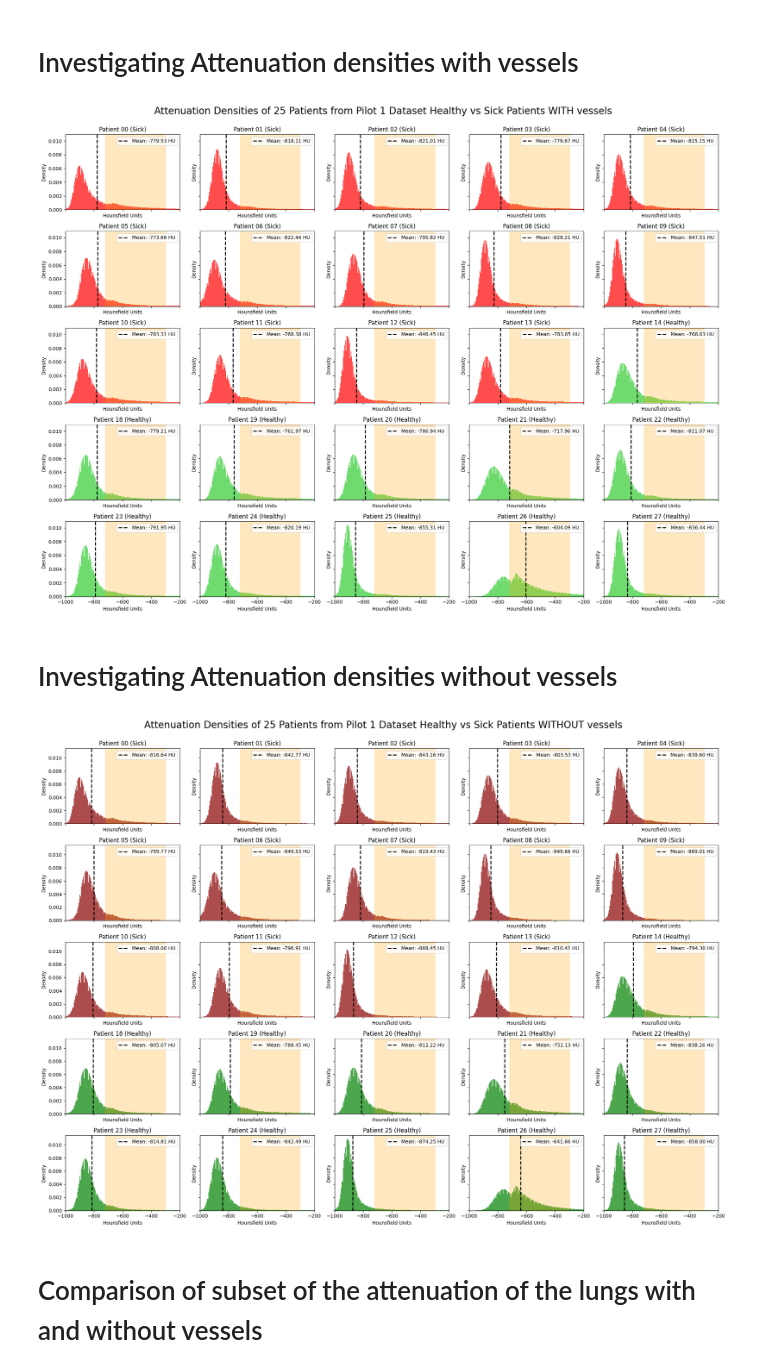
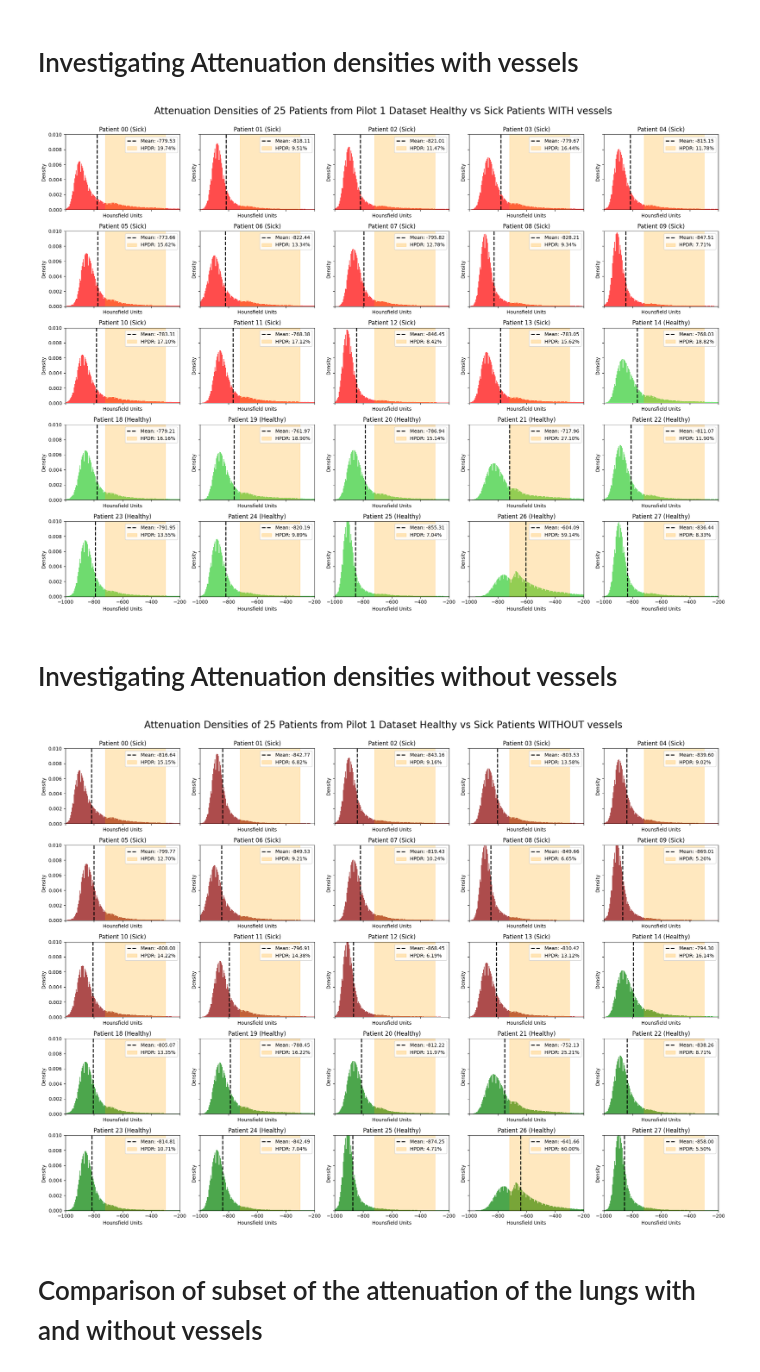
Before and after one commit to JaSeKii/BachelorProject, a Jupyter notebook: Data_preprocess/visualization.ipynb, the cells around one changed output. Drawn from its saved outputs; the diff is of its cells as text; code cells hidden in the pictures.

Commit message:
Ændringer til plot HPDR

```diff
--- a/Data_preprocess/visualization.ipynb
+++ b/Data_preprocess/visualization.ipynb
@@ -5,6 +5,9 @@ import pandas as pd
 import seaborn as sns
 import matplotlib.pyplot as plt
 #from main_preprocess import output_path_lung_wov_attenuation as input_attenuation
+# %%
+def get_hpdr(arr, hpdr_low=-720, hpdr_high=-300):
+    return sum((arr >= hpdr_low) & (arr <= hpdr_high)) / len(arr)
 # %% [markdown]
 ### Load data of attenuation arrays with vessels
 # %%
@@ -18,7 +21,8 @@ for file in attenuation_list:
         'Attenuation': arr,
         'patient': patient_id,
         'label': 'sick' if int(patient_id) < 14 else 'healthy',
-        'average_attenuation': np.mean(arr)
+        'average_attenuation': np.mean(arr),
+        'hpdr': get_hpdr(arr),
     }
     rows.append(new_row)
 
@@ -56,7 +60,8 @@ for file in attenuation_list:
         'Attenuation': arr,
         'patient': patient_id,
         'label': 'sick' if int(patient_id) < 14 else 'healthy',
-        'average_attenuation': np.mean(arr)
+        'average_attenuation': np.mean(arr),
+        'hpdr': get_hpdr(arr),
     }
     rows.append(new_row)
 
@@ -129,17 +134,20 @@ for _, row in df_with_vessels.iterrows():
     attenuation_data = row['Attenuation']
     patient_id = row['patient']
     label = row['label']
+    hpdr = row['hpdr']
     color = 'limegreen' if label == 'healthy' else 'red'
 
     axes[subplot_idx].hist(attenuation_data, bins=bins, alpha=0.7, density=True, color=color)
     axes[subplot_idx].set_title(f"Patient {patient_id} ({label.capitalize()})")
     axes[subplot_idx].set_xlabel("Hounsfield Units")
     axes[subplot_idx].set_ylabel("Density")
+    axes[subplot_idx].set_ylim(0, 0.01)
     axes[subplot_idx].set_xlim(-1000, -200)
-    axes[subplot_idx].axvspan(-720, -300, color='orange', alpha=0.25)
+    HPDR = axes[subplot_idx].axvspan(-720, -300, color='orange', alpha=0.25)
     mean_value = np.mean(attenuation_data)
     mean_line = axes[subplot_idx].axvline(mean_value, color='black', linestyle='--', linewidth=2)
-    axes[subplot_idx].legend([mean_line],[f"Mean: {mean_value:.2f} HU"], loc="upper right")
+    axes[subplot_idx].legend([mean_line,HPDR],[f'Mean: {mean_value:.2f}', f"HPDR: {hpdr * 100:.2f}%"], loc="upper right")
+    #ax.legend([f'Mean: {mean_value:.2f}', f"HPDR: {hpdr_percent * 100:.2f}%"], loc="upper right")
     subplot_idx += 1
 
 # Turn off unused axes
@@ -150,7 +158,7 @@ plt.suptitle('Attenuation Densities of 25 Patients from Pilot 1 Dataset Healthy
 plt.tight_layout(rect=[0, 0, 1, 0.98])
 plt.show()
 # %% [output]
-[figure, old version]
+[figure, new version]
 # %% [markdown]
 # Investigating Attenuation densities without vessels
 # %%
@@ -168,36 +176,38 @@ axes = axes.flatten()
 # Define bins for all histograms
 bins = np.linspace(-1000, 200, 250)
 
 # Counter to track the subplot index
 subplot_idx = 0
 
 # Plot each patient's attenuation data
 for _, row in df_wo.iterrows():
     attenuation_data = row['Attenuation']
     patient_id = row['patient']
     label = row['label']
+    hpdr = row['hpdr']
     color = 'green' if label == 'healthy' else 'darkred'
 
     axes[subplot_idx].hist(attenuation_data, bins=bins, alpha=0.7, density=True, color=color)
     axes[subplot_idx].set_title(f"Patient {patient_id} ({label.capitalize()})")
     axes[subplot_idx].set_xlabel("Hounsfield Units")
     axes[subplot_idx].set_ylabel("Density")
+    axes[subplot_idx].set_ylim(0, 0.01)
     axes[subplot_idx].set_xlim(-1000, -200)
-    axes[subplot_idx].axvspan(-720, -300, color='orange', alpha=0.25)
+    HPDR=axes[subplot_idx].axvspan(-720, -300, color='orange', alpha=0.25)
     mean_value = np.mean(attenuation_data)
     mean_line = axes[subplot_idx].axvline(mean_value, color='black', linestyle='--', linewidth=2)
-    axes[subplot_idx].legend([mean_line],[f"Mean: {mean_value:.2f} HU"], loc="upper right")
+    axes[subplot_idx].legend([mean_line,HPDR],[f'Mean: {mean_value:.2f}', f"HPDR: {hpdr * 100:.2f}%"], loc="upper right")
     subplot_idx += 1
 
 # Turn off unused axes
 for i in range(subplot_idx, len(axes)):
     axes[i].axis('off')
 
 plt.suptitle('Attenuation Densities of 25 Patients from Pilot 1 Dataset Healthy vs Sick Patients WITHOUT vessels', fontsize=20)
 plt.tight_layout(rect=[0, 0, 1, 0.98])
 plt.show()
 # %% [output]
-[figure, old version]
+[figure, new version]
 # %% [markdown]
 # Comparison of subset of the attenuation of the lungs with and without vessels
 # %%
```
Also changed, not shown: parts of 3 cells of this notebook.
